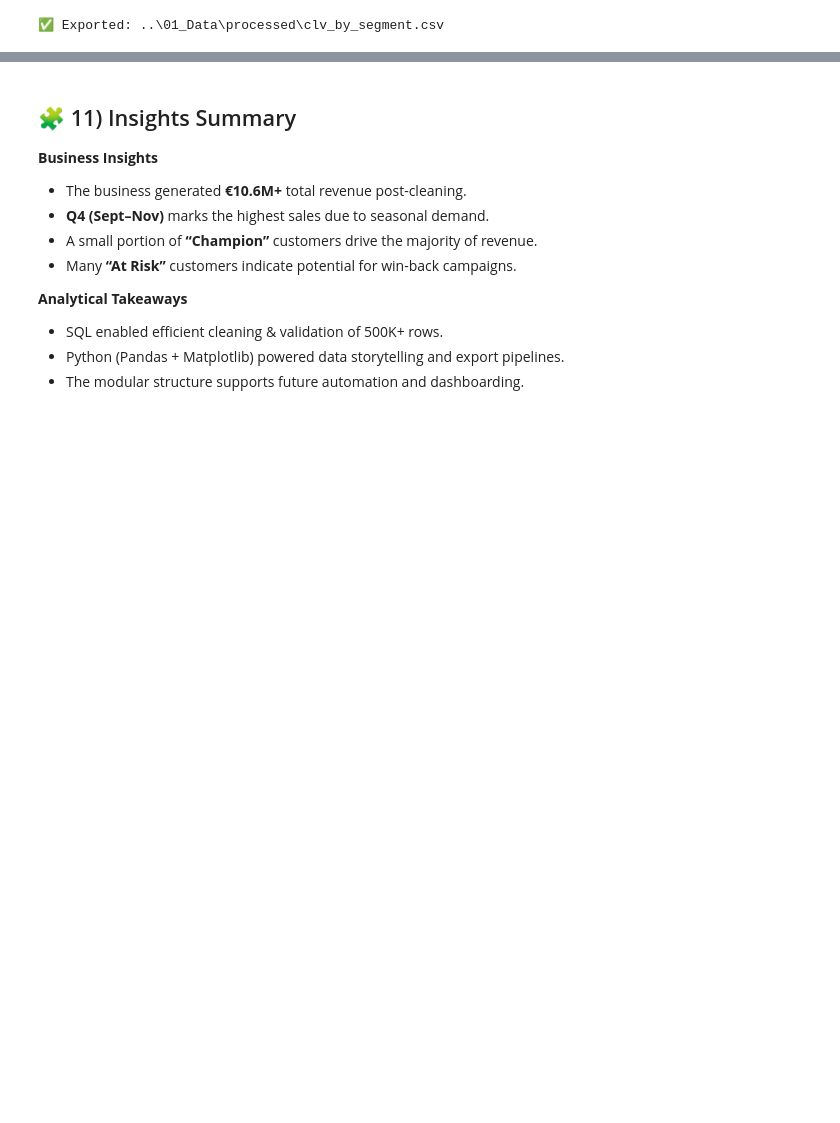
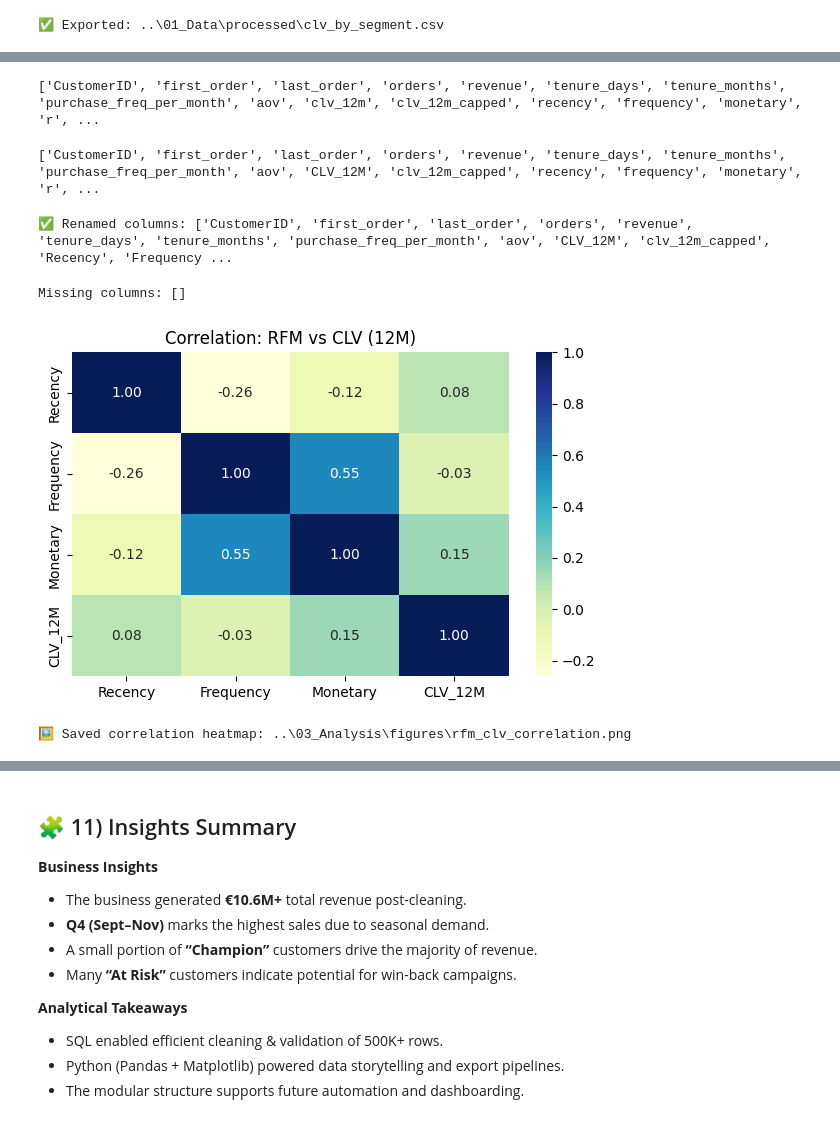
Before and after one commit to HuzeifKhan/Ecommerce-Finance-Analytics-Portfolio, a Jupyter notebook: 03_Analysis/ecommerce_analysis.ipynb, the cells around one changed output, grey strips where cells are left out. Drawn from its saved outputs; the diff is of its cells as text; code cells hidden in the pictures; blank space fills up the shorter version.

```diff
--- a/03_Analysis/ecommerce_analysis.ipynb
+++ b/03_Analysis/ecommerce_analysis.ipynb
@@ -1371,0 +1406,54 @@ print("✅ Exported:", out_csv)
+# %%
+print(df.columns.tolist())
+# %% [output]
+['CustomerID', 'first_order', 'last_order', 'orders', 'revenue', 'tenure_days', 'tenure_months', 'purchase_freq_per_month', 'aov', 'clv_12m', 'clv_12m_capped', 'recency', 'frequency', 'monetary', 'r', ...
+# %%
+if "clv_12m" in df.columns:
+    df.rename(columns={"clv_12m": "CLV_12M"}, inplace=True)
+# %%
+print(df.columns.tolist())
+# %% [output]
+['CustomerID', 'first_order', 'last_order', 'orders', 'revenue', 'tenure_days', 'tenure_months', 'purchase_freq_per_month', 'aov', 'CLV_12M', 'clv_12m_capped', 'recency', 'frequency', 'monetary', 'r', ...
+# %%
+# Normalize RFM column names
+rename_map = {}
+
+for col in df.columns:
+    c = col.lower()
+    if c.startswith("rec"): rename_map[col] = "Recency"
+    elif c.startswith("freq"): rename_map[col] = "Frequency"
+    elif c.startswith("mon"): rename_map[col] = "Monetary"
+    elif c in ["clv", "clv_12m", "clv12m"]: rename_map[col] = "CLV_12M"
+
+df.rename(columns=rename_map, inplace=True)
+print("✅ Renamed columns:", df.columns.tolist())
+# %% [output]
+✅ Renamed columns: ['CustomerID', 'first_order', 'last_order', 'orders', 'revenue', 'tenure_days', 'tenure_months', 'purchase_freq_per_month', 'aov', 'CLV_12M', 'clv_12m_capped', 'Recency', 'Frequency ...
+# %%
+required = ["Recency", "Frequency", "Monetary", "CLV_12M"]
+missing = [c for c in required if c not in df.columns]
+print("Missing columns:", missing)
+# %% [output]
+Missing columns: []
+# %%
+import matplotlib.pyplot as plt
+import seaborn as sns
+
+corr_cols = ["Recency", "Frequency", "Monetary", "CLV_12M"]
+corr_df = df[corr_cols].corr()
+
+plt.figure(figsize=(6,4))
+sns.heatmap(corr_df, annot=True, cmap="YlGnBu", fmt=".2f")
+plt.title("Correlation: RFM vs CLV (12M)")
+plt.tight_layout()
+
+FIG_DIR = Path("../03_Analysis/figures")
+FIG_DIR.mkdir(parents=True, exist_ok=True)
+corr_path = FIG_DIR / "rfm_clv_correlation.png"
+plt.savefig(corr_path, dpi=200, bbox_inches="tight")
+plt.show()
+
+print("🖼️ Saved correlation heatmap:", corr_path)
+# %% [output]
+[figure, added]
+🖼️ Saved correlation heatmap: ..\03_Analysis\figures\rfm_clv_correlation.png
```
Also changed, not shown: parts of 11 cells of this notebook, 5 other files.
